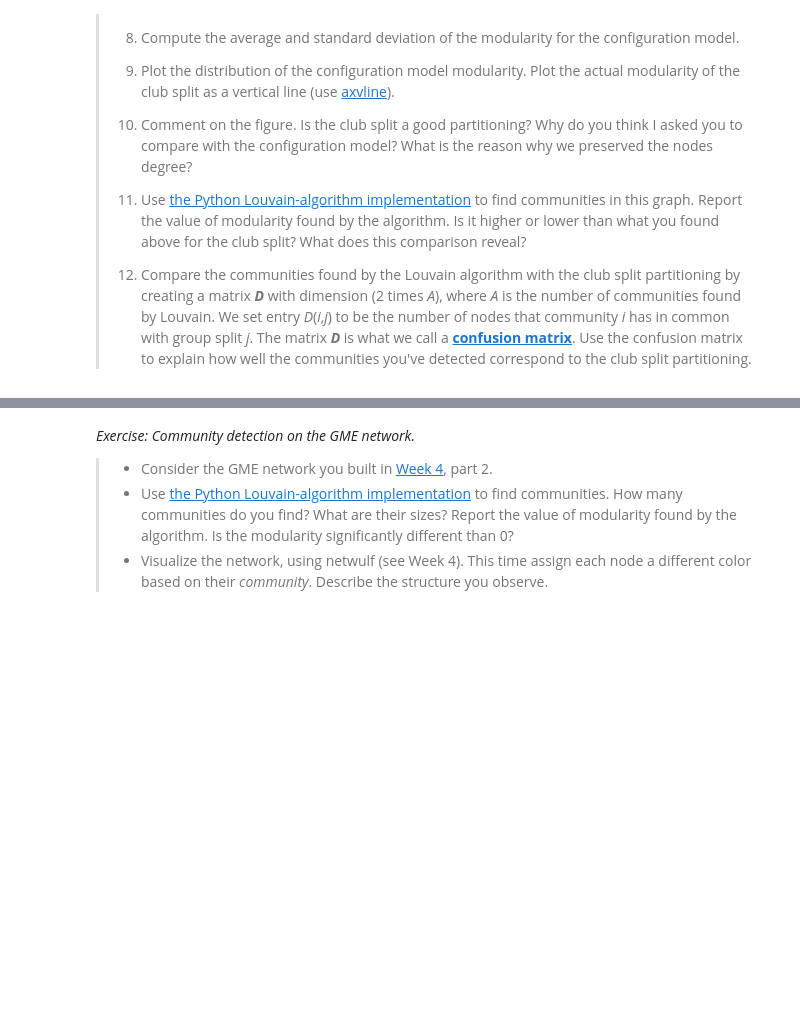
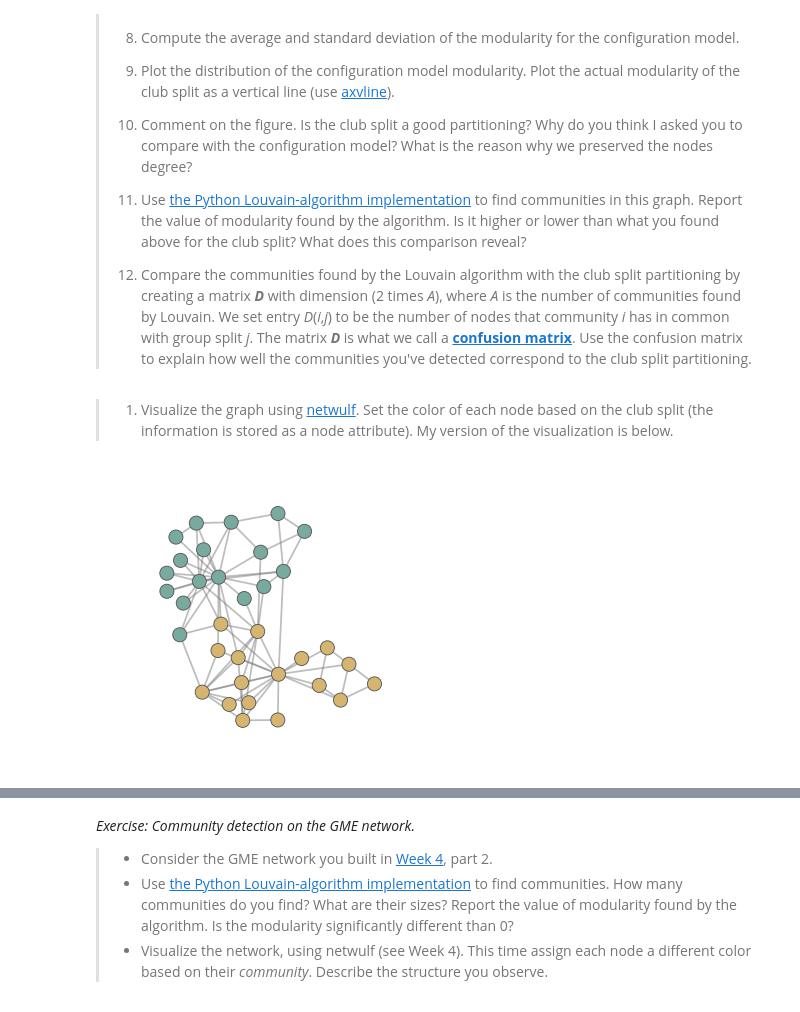
Before and after one commit to TECH-yufu/comsocsci2022-assignment-2, a Jupyter notebook: Assignment2.ipynb, the cells around one changed output, grey strips where cells are left out. Drawn from its saved outputs; the diff is of its cells as text; code cells hidden in the pictures; blank space fills up the shorter version.

```diff
--- a/Assignment2.ipynb
+++ b/Assignment2.ipynb
@@ -573,3 +573,15 @@ _Exercise: Zachary's karate club_: In this exercise, we will work on Zarachy's k
 > 10. Comment on the figure. Is the club split a good partitioning? Why do you think I asked you to compare with the configuration model? What is the reason why we preserved the nodes degree?
 > 11.  Use [the Python Louvain-algorithm implementation](https://anaconda.org/auto/python-louvain) to find communities in this graph. Report the value of modularity found by the algorithm. Is it higher or lower than what you found above for the club split? What does this comparison reveal?
 > 12.  Compare the communities found by the Louvain algorithm with the club split partitioning by creating a matrix **_D_** with dimension (2 times _A_), where _A_ is the number of communities found by Louvain. We set entry _D_(_i_,_j_) to be the number of nodes that community _i_ has in common with group split _j_. The matrix **_D_** is what we call a [**confusion matrix**](https://en.wikipedia.org/wiki/Confusion_matrix). Use the confusion matrix to explain how well the communities you've detected correspond to the club split partitioning.
+# %% [markdown]
+> 1. Visualize the graph using [netwulf](https://netwulf.readthedocs.io/en/latest/). Set the color of each node based on the club split (the information is stored as a node attribute). My version of the visualization is below.
+>
+# %%
+import networkx as nx
+import netwulf as nw
+G = nx.karate_club_graph()
+
+new_G = new_G = nw.get_filtered_network(G,node_group_key='club')
+styalized_network, config = nw.visualize(new_G)
+# %% [output]
+[figure, added]
```
Also changed, not shown: parts of 21 cells of this notebook.
